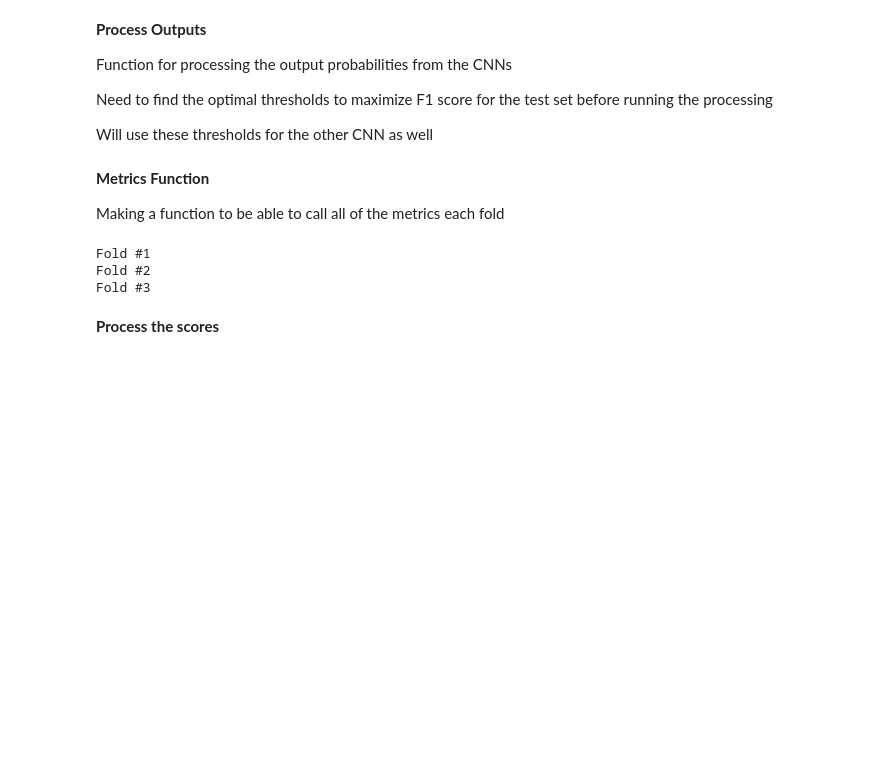
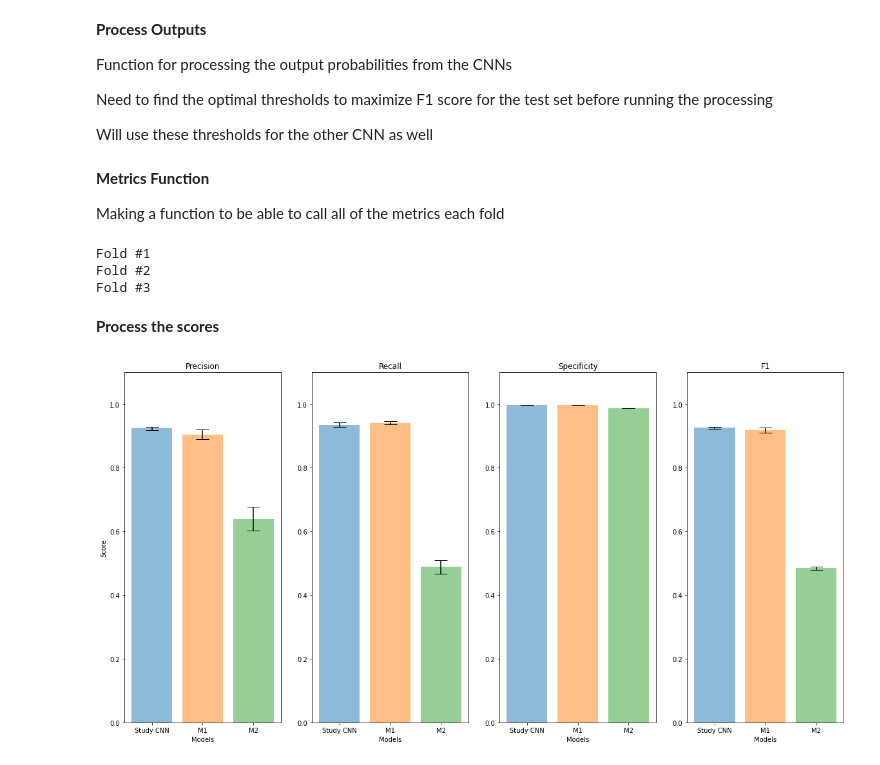
Before and after one commit to ahart97/ECG_Diagnosis, a Jupyter notebook: ECG_Diagnosis.ipynb, the cells around one changed output. Saved outputs shown, nothing was run; the diff lists cells and outputs as text; code cells hidden in the pictures; blank space fills up the shorter version.

```diff
--- a/ECG_Diagnosis.ipynb
+++ b/ECG_Diagnosis.ipynb
@@ -481,25 +493,60 @@ Fold #3
 # %% [markdown]
 **Process the scores**
 # %%
+m1_scores_path = cwd + '\\MyOutputs\\m1_scores.pickle'
+m2_scores_path = cwd + '\\MyOutputs\\m2_scores.pickle'
+
 def ProcessScores(scores: dict, save_path: str):
+
     avg_scores = Score_initator(filler=dict())
     for sub_metric in avg_scores.keys():
-        for cardiac_class in avg_scores[sub_metric].keys():
+        for ii, cardiac_class in enumerate(avg_scores[sub_metric].keys()):
             sub_score = scores[sub_metric][cardiac_class]
             sub_score[sub_score == 0.0] = np.NaN
             avg_scores[sub_metric][cardiac_class] = {'Average': np.nanmean(sub_score),\
                 'Var': np.nanvar(sub_score)}
 
     score_output = pd.DataFrame.from_dict({(i,j): avg_scores[i][j]
                            for i in avg_scores.keys()
                            for j in avg_scores[i].keys()},
                        orient='index')
 
     score_output.to_csv(save_path)
 
+    return np.array([np.nanmean(score_output.to_numpy()[ii:ii+6, :], axis = 0) for ii in range(0,score_output.to_numpy().shape[0],6)])
 
 m1_scores = LoadObject(m1_scores_path)
 m2_scores = LoadObject(m2_scores_path)
 
-ProcessScores(m1_scores, cwd + '\\MyOutputs\\m1_scores.csv')
-ProcessScores(m2_scores, cwd + '\\MyOutputs\\m2_scores.csv')
+m1_avg_scores = ProcessScores(m1_scores, cwd + '\\MyOutputs\\m1_scores.csv')
+m2_avg_scores = ProcessScores(m2_scores, cwd + '\\MyOutputs\\m2_scores.csv')
+
+models = ['Study CNN','M1','M2']
+
+paper_avg = [1,0.924,0.935,0.997,0.926]
+paper_var = [0,0.005,0.007,0.000,0.003]
+
+fig, axs = plt.subplots(1,4, figsize = (20,10), sharex = True)
+for ii in range(m1_avg_scores.shape[0]):
+    if ii == 0:
+        continue
+
+    axs[ii-1].bar(models[0], paper_avg[ii],
+        yerr=paper_var[ii], align='center',
+        alpha=0.5, ecolor='black',
+        capsize=10)
+    axs[ii-1].bar(models[1], m1_avg_scores[ii,0],
+        yerr=m1_avg_scores[ii,1], align='center',
+        alpha=0.5, ecolor='black',
+        capsize=10)
+    axs[ii-1].bar(models[2], m2_avg_scores[ii,0],
+        yerr=m2_avg_scores[ii,1], align='center',
+        alpha=0.5, ecolor='black',
+        capsize=10)
+    axs[ii-1].set_title(list(m1_scores.keys())[ii])
+    axs[ii-1].set_ylim(0, 1.1)
+    if ii == 1:
+        axs[ii-1].set_ylabel('Score')
+    axs[ii-1].set_xlabel('Models')
+# %% [output]
+[figure, added]
```
Also changed, not shown: parts of 4 cells of this notebook.
